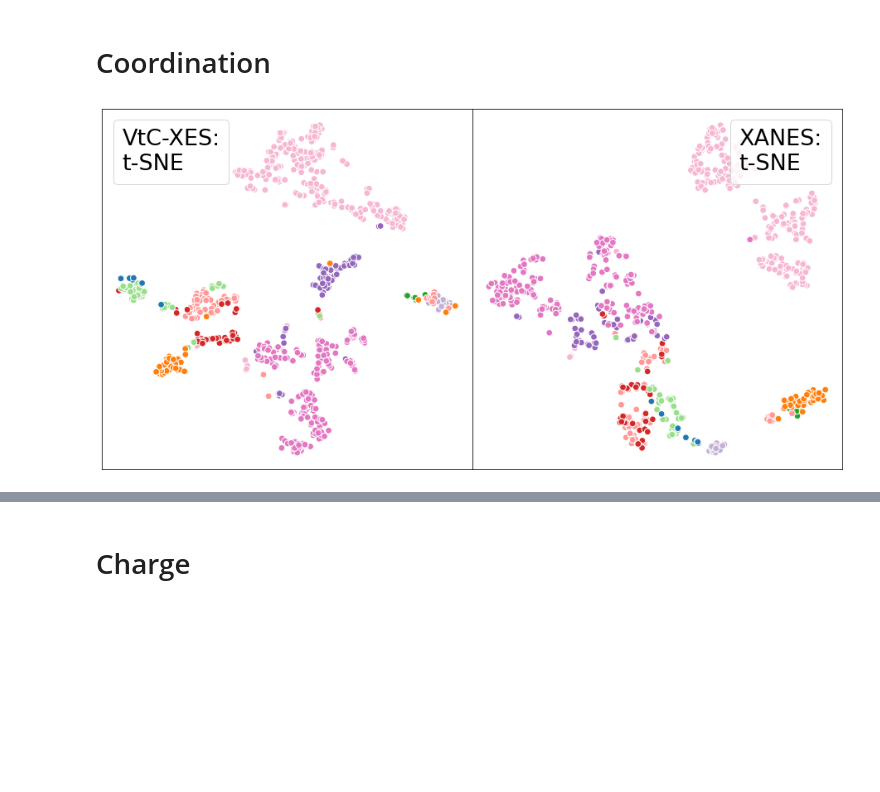
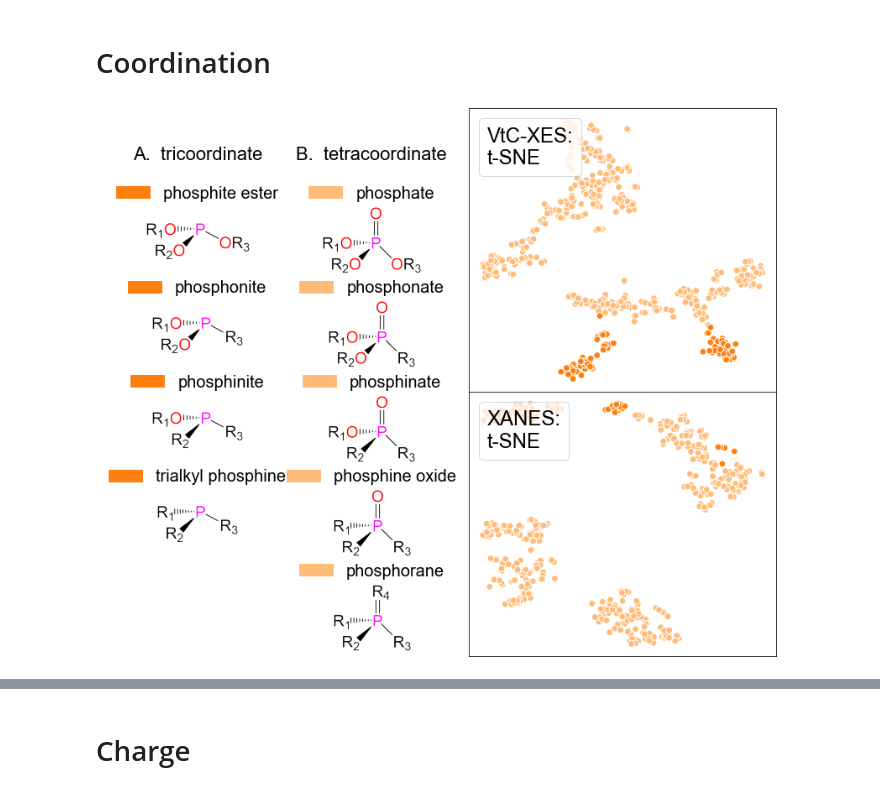
Before and after one commit to Seidler-Lab/Phosphorus-ML-Project, a Jupyter notebook: Data_Analysis_Sam.ipynb, the cells around one changed output, grey strips where cells are left out. Saved outputs shown, nothing was run; the diff lists cells and outputs as text; code cells hidden in the pictures; blank space fills up the shorter version.

```diff
--- a/Data_Analysis_Sam.ipynb
+++ b/Data_Analysis_Sam.ipynb
@@ -265,15 +113,53 @@ X_coord, XANES_tsnemap, XANES_TSNE, hiddenCIDS = get_subset_maps(X_data, coordco
-# %%
-fig, axes = plt.subplots(nrows=1, ncols=2, figsize=(16,8))
-plt.subplots_adjust(wspace=0)
-for mode in ['XES', 'XANES']:
-    if mode == 'XES':
-        tsnemap = XES_tsnemap
-        col = 0
-    else:
-        tsnemap = XANES_tsnemap
-        col = 1
-    class_tsneplt = plot_dim_red((fig, axes[col]), X_coord, tsnemap, colorcodemap=classcodemap,
-                                 mode=mode, method='t-SNE', hiddencids=hiddenCIDS, fontsize=27,
-                                 size=60, edgecolors='w')
-# %% [output]
-[figure, removed]
+# %%
+fig = plt.figure(figsize=(14,12))
+asize = 0.25
+spec = fig.add_gridspec(nrows=11, ncols=3,
+                        width_ratios = [0.5, .5, 1.],
+                        height_ratios=[1, asize, 1, asize, 1, asize, 1, asize, 1, asize, 1])
+plt.subplots_adjust(wspace=0.1, hspace=0)
+
+tetra = ['phosphate', 'phosphonate', 'phosphinate', 'phosphine_oxide', 'phosphorane']
+tetra_struct = [Image.open(f'../Figures/{clsname}.png') for clsname in tetra]
+
+tri = ['phosphite_ester', 'phosphonite', 'phosphinite', 'trialkyl_phosphine']
+tri_struct = [Image.open(f'../Figures/{clsname}.png') for clsname in tri]
+
+structs = [tri_struct, tetra_struct]
+labels = [tri, tetra]
+titles = ['A.  tricoordinate\n', 'B.  tetracoordinate\n']
+
+# colorcode, codemap = CLASSCODES, classcodemap
+colorcode, codemap = COORDCODES, coordcodemap
+
+for j, structure_list in enumerate(structs):
+    for i, structure in enumerate(structure_list):
+        # make legend
+        legax = fig.add_subplot(spec[2*i + 1,j])
+        patches = [mpatches.Patch(color=plt.cm.tab20(colorcode[labels[j][i]] - 1),
+                                  label=(labels[j][i].replace('_',' ')))]
+        legend = legax.legend(handles=patches, loc='center', bbox_to_anchor=(0.5, 0.5),
+                              fontsize=20, framealpha=0, frameon=False)
+        legax.axis('off')
+        # show structure
+        structax = fig.add_subplot(spec[2*i + 2,j])
+        if j == 0:
+            structure = resize(structure, ratio=(1,1.8))
+        else:
+            pass
+        structax.imshow(structure)
+        structax.axis('off')
+
+        if i == 0:
+            legax.set_title(titles[j], fontsize=22)
+
+ax = fig.add_subplot(spec[:6,2])
+class_tsneplt = plot_dim_red((fig, ax), X_coord, XES_tsnemap, colorcodemap=codemap,
+                              mode='XES', method='t-SNE', hiddencids=hiddenCIDS, fontsize=24,
+                              size=60, edgecolors='w')
+
+ax = fig.add_subplot(spec[6:11,2])
+class_tsneplt = plot_dim_red((fig, ax), X_coord, XANES_tsnemap, colorcodemap=codemap,
+                              mode='XANES', method='t-SNE', hiddencids=hiddenCIDS, fontsize=24,
+                              size=60, edgecolors='w')
+# %% [output]
+[figure, added]
```
Also changed, not shown: parts of 42 cells of this notebook, 23 other files.
